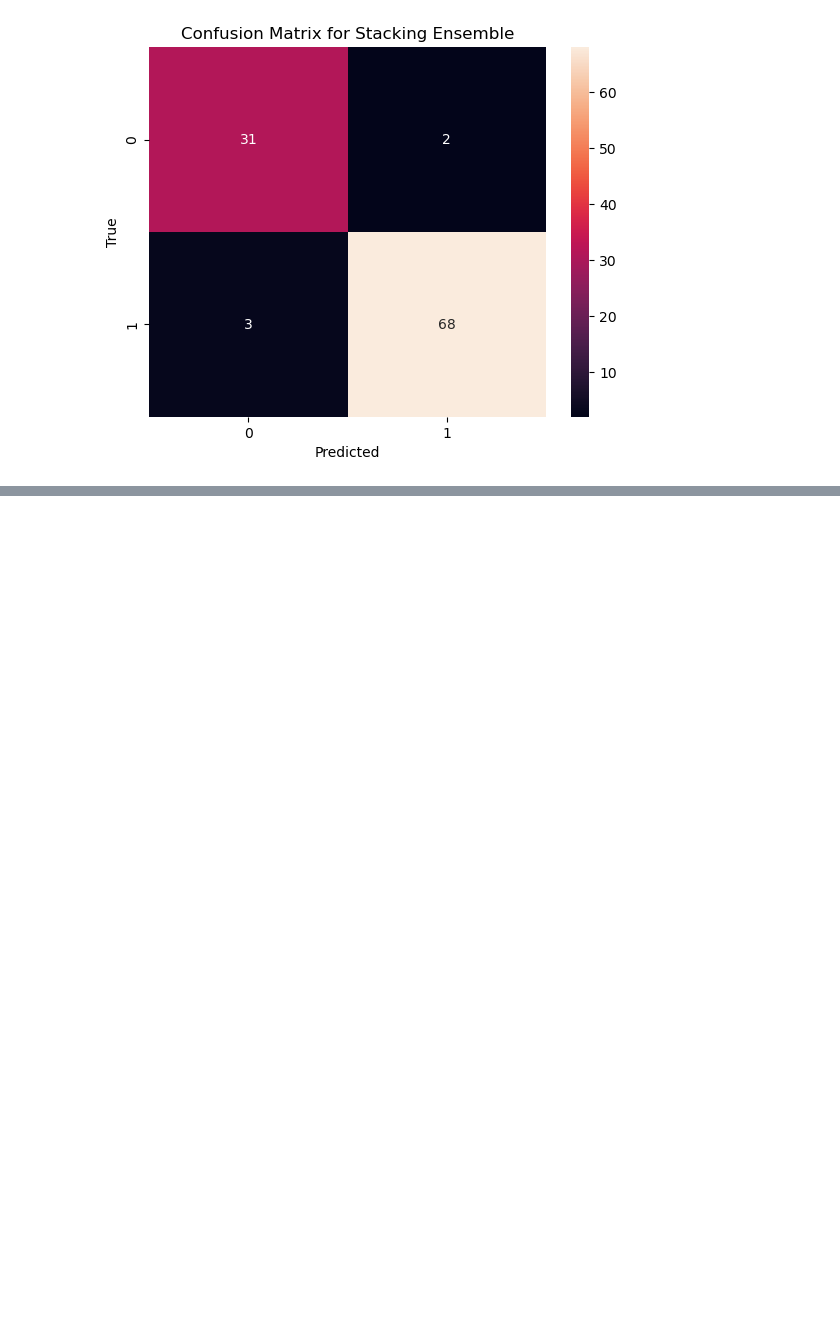
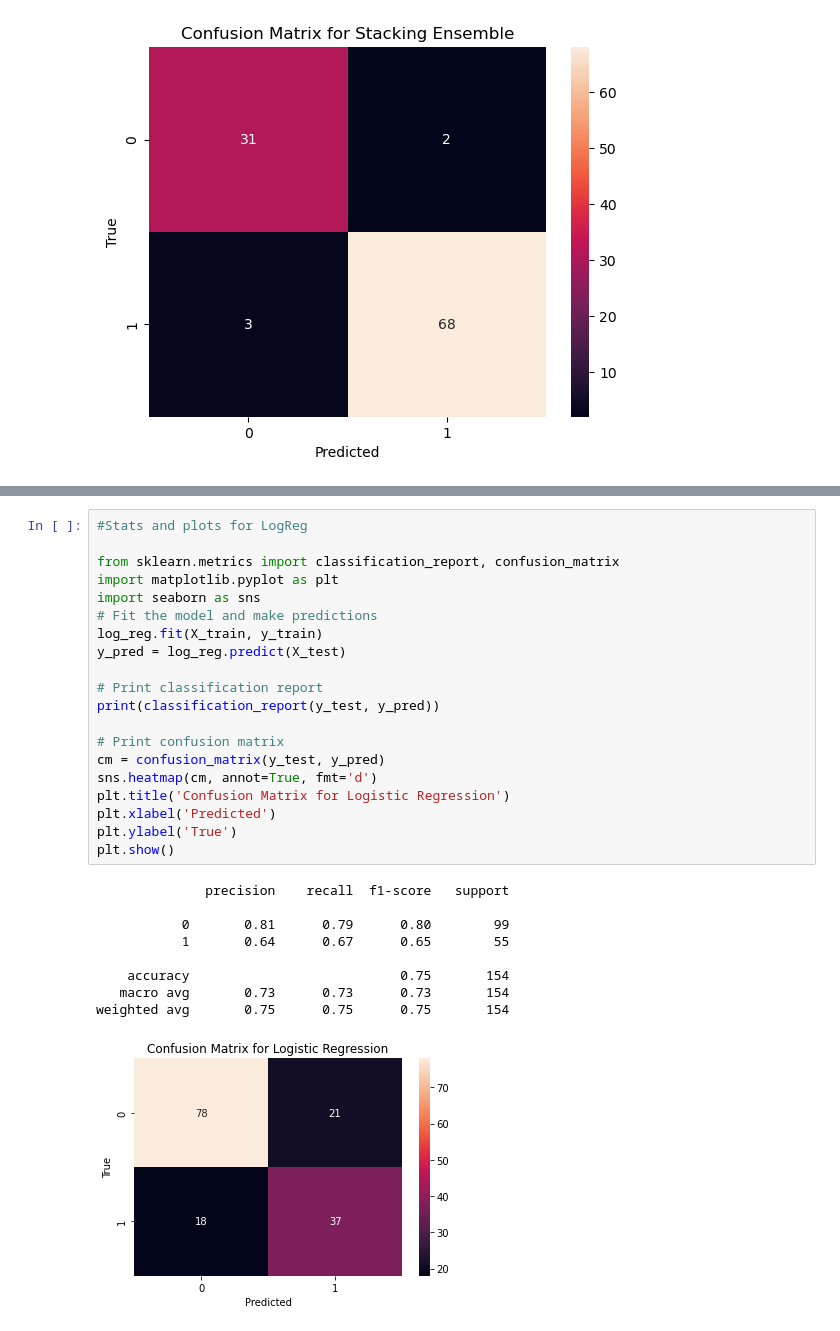
Before and after one commit to RachitChhabra/Discovering-Alternative-Predictors-for-Diabetes-Diagnosis, a Jupyter notebook: finproj_ece228.ipynb, the cells around one changed output, grey strips where cells are left out. Cells and saved outputs as stored; diff of their text form; blank space fills up the shorter version.

```diff
--- a/finproj_ece228.ipynb
+++ b/finproj_ece228.ipynb
@@ -606,0 +722,30 @@ weighted avg       0.95      0.95      0.95       104
+# %%
+#Stats and plots for LogReg
+
+from sklearn.metrics import classification_report, confusion_matrix
+import matplotlib.pyplot as plt
+import seaborn as sns
+# Fit the model and make predictions
+log_reg.fit(X_train, y_train)
+y_pred = log_reg.predict(X_test)
+
+# Print classification report
+print(classification_report(y_test, y_pred))
+
+# Print confusion matrix
+cm = confusion_matrix(y_test, y_pred)
+sns.heatmap(cm, annot=True, fmt='d')
+plt.title('Confusion Matrix for Logistic Regression')
+plt.xlabel('Predicted')
+plt.ylabel('True')
+plt.show()
+# %% [output]
+              precision    recall  f1-score   support
+
+           0       0.81      0.79      0.80        99
+           1       0.64      0.67      0.65        55
+
+    accuracy                           0.75       154
+   macro avg       0.73      0.73      0.73       154
+weighted avg       0.75      0.75      0.75       154
+[figure, added]
```
Also changed, not shown: parts of 16 cells of this notebook, 4 other files.
